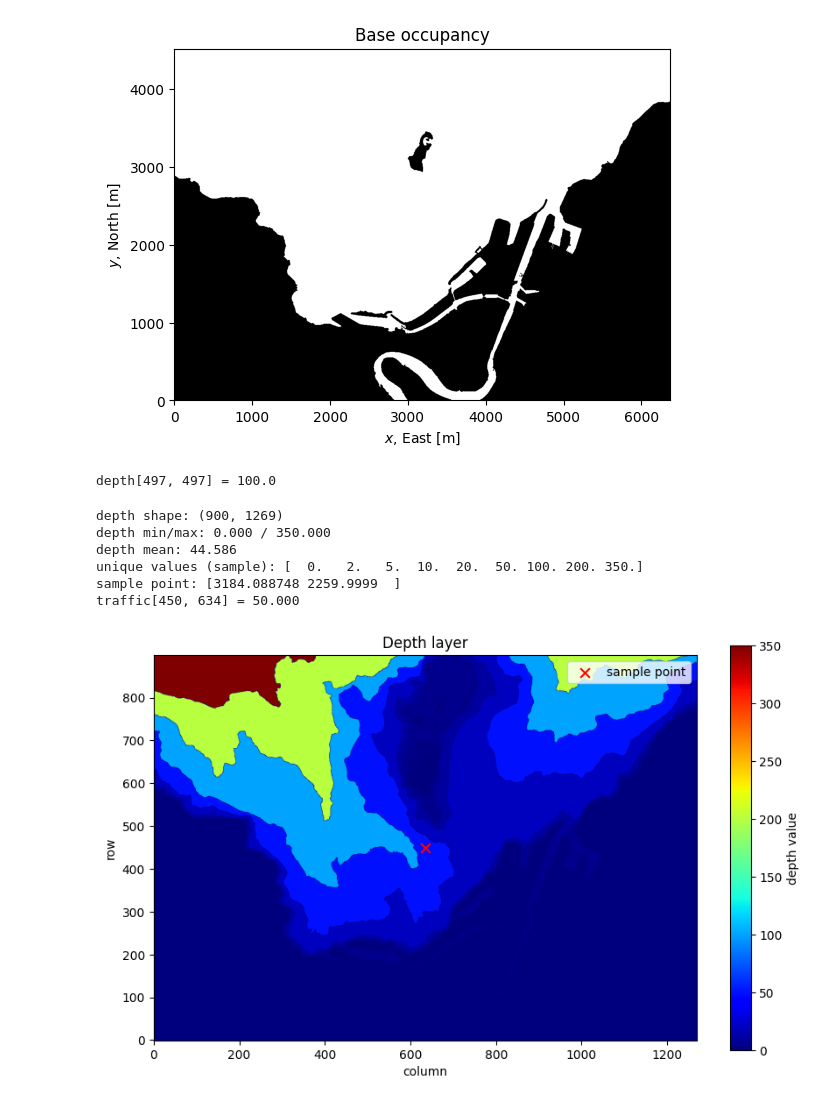
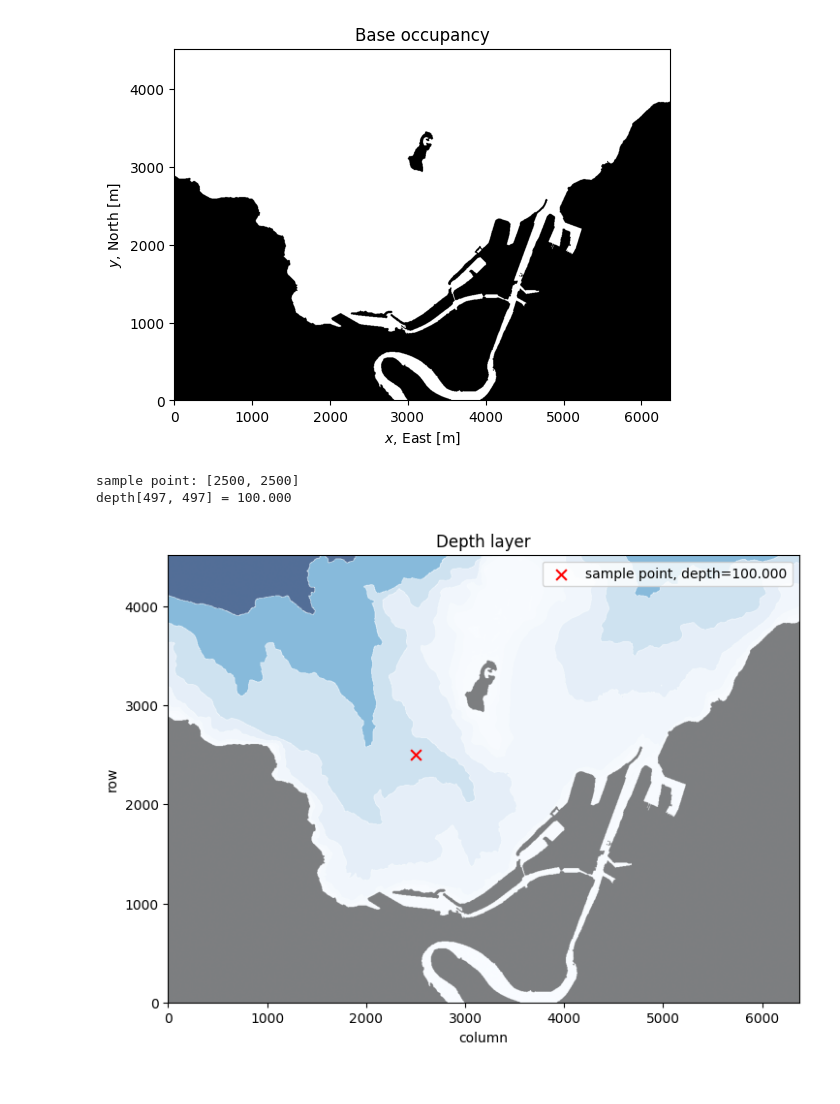
Before and after one commit to incebellipipo/cartoblobpy, a Jupyter notebook: notebooks/depth/demo.ipynb, the cells around one changed output. Cells and saved outputs as stored; diff of their text form; code cells hidden in the pictures.

```diff
--- a/notebooks/depth/demo.ipynb
+++ b/notebooks/depth/demo.ipynb
@@ -8,62 +7,36 @@ g.inflate_obstacles(radius=0.0, use_world_units=True)  # 5 meters
 ax = g.plot(cmap="gray")
 # %% [output]
 [figure]
-# %%
-# Get value from traffic layer at a specific point (world coordinates [x, y])
-point = (2500, 2500)
-row, col = g.world_to_grid(point).astype(int)
-
-depth = g.layers["depth"]
-if depth is None:
-    raise ValueError("Layer 'traffic' exists but has no data file.")
-
-h, w = depth.shape
-if not (0 <= row < h and 0 <= col < w):
-    raise IndexError(f"Point {point} maps to grid ({row}, {col}) outside layer bounds {(h, w)}")
-
-value = float(depth[row, col])
-print(f"depth[{row}, {col}] = {value}")
-# %% [output]
-depth[497, 497] = 100.0
 # %%
 import numpy as np
 import matplotlib.pyplot as plt
 
 # Traffic layer demo
 depth = g.layers["depth"]
 if depth is None:
     raise ValueError("Layer 'depth' exists but has no data file.")
 
-print(f"depth shape: {depth.shape}")
-print(f"depth min/max: {depth.min():.3f} / {depth.max():.3f}")
-print(f"depth mean: {depth.mean():.3f}")
-print(f"unique values (sample): {np.unique(depth)[:10]}")
-
-# Sample a point in world coordinates [x, y]
-point = g.grid_to_world((depth.shape[0] // 2, depth.shape[1] // 2))
+point = [2500, 2500]
 row, col = g.world_to_grid(point).astype(int)
 
-if not (0 <= row < depth.shape[0] and 0 <= col < depth.shape[1]):
-    raise IndexError(f"Point {point} maps to grid ({row}, {col}) outside layer bounds {depth.shape}")
 
 value = float(depth[row, col])
 print(f"sample point: {point}")
-print(f"traffic[{row}, {col}] = {value:.3f}")
+print(f"depth[{row}, {col}] = {value:.3f}")
 
 fig, ax = plt.subplots(figsize=(10, 6))
-im = ax.imshow(depth, cmap="jet", origin="lower")
-ax.scatter([col], [row], c="red", s=60, marker="x", label="sample point")
+
+g.plot(ax=ax, cmap="Blues", layer_name="depth", alpha=0.7)
+g.plot(ax=ax, cmap="gray", alpha=0.5)
+# im = ax.imshow(depth, cmap="rainbow", origin="lower")
+ax.scatter(point[0], point[1], c="red", s=60, marker="x", label="sample point, depth={:.3f}".format(value))
 ax.set_title("Depth layer")
 ax.set_xlabel("column")
 ax.set_ylabel("row")
 ax.legend(loc="upper right")
-fig.colorbar(im, ax=ax, label="depth value")
+# fig.colorbar(im, ax=ax, label="depth value")
 plt.show()
 # %% [output]
-depth shape: (900, 1269)
-depth min/max: 0.000 / 350.000
-depth mean: 44.586
-unique values (sample): [  0.   2.   5.  10.  20.  50. 100. 200. 350.]
-sample point: [3184.088748 2259.9999  ]
-traffic[450, 634] = 50.000
+sample point: [2500, 2500]
+depth[497, 497] = 100.000
-[figure, old version]
+[figure, new version]
```
Also changed, not shown: parts of 1 cell of this notebook, 6 other files.
